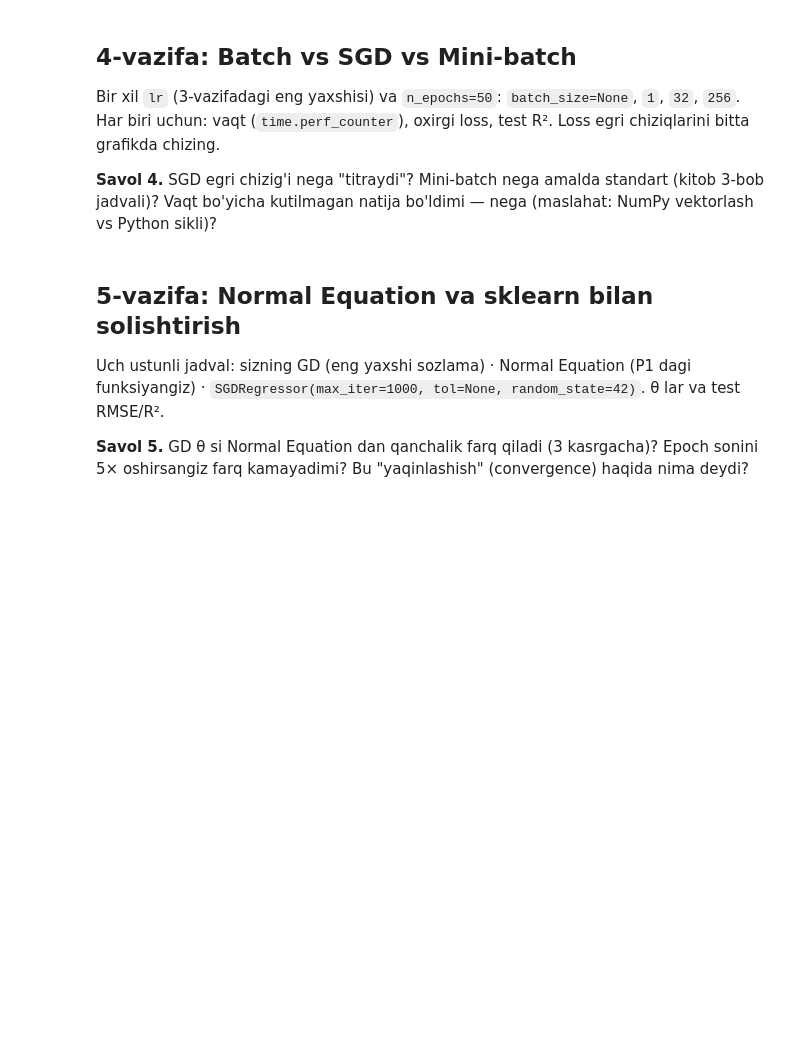
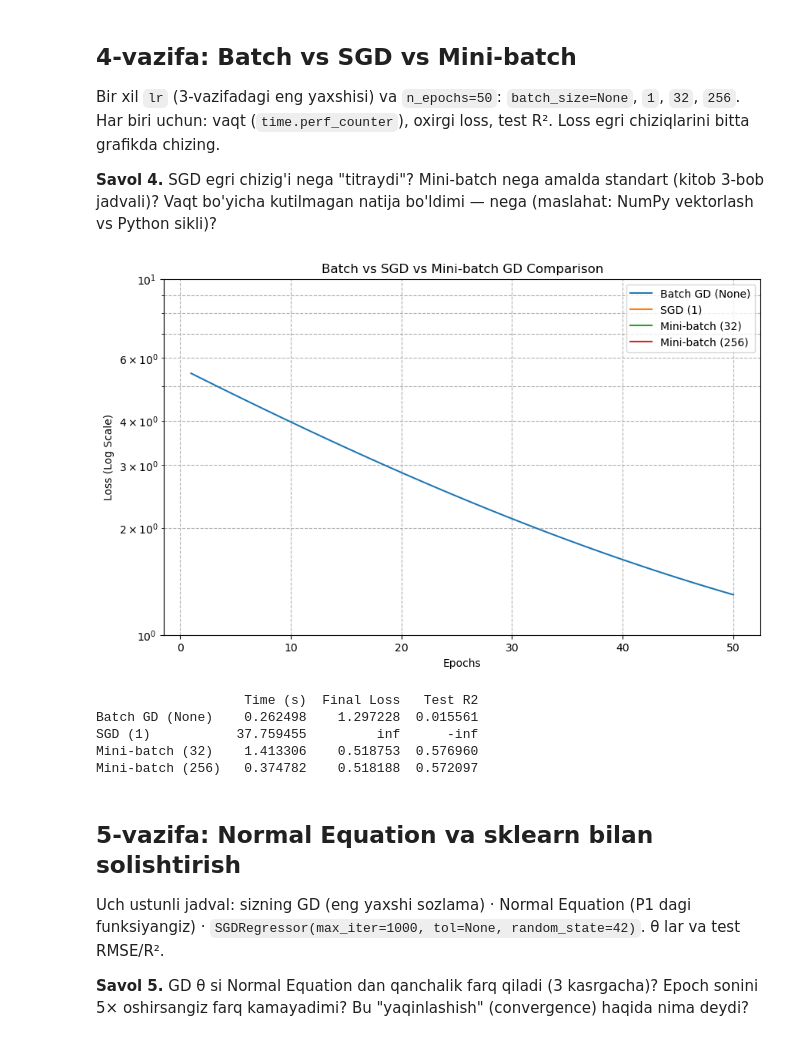
Before and after one commit to xamidovasadbekdev-arch/ml-learning-journal, a Jupyter notebook: Main/Projects_HW/P2_Gradient_Descent_California_UZ.ipynb, the cells around one changed output. Cells and saved outputs as stored; diff of their text form; code cells hidden in the pictures; blank space fills up the shorter version.

```diff
--- a/Main/Projects_HW/P2_Gradient_Descent_California_UZ.ipynb
+++ b/Main/Projects_HW/P2_Gradient_Descent_California_UZ.ipynb
@@ -142,6 +216,60 @@ Bir xil `lr` (3-vazifadagi eng yaxshisi) va `n_epochs=50`: `batch_size=None`, `1
 **Savol 4.** SGD egri chizig'i nega "titraydi"? Mini-batch nega amalda standart (kitob 3-bob jadvali)? Vaqt bo'yicha kutilmagan natija bo'ldimi — nega (maslahat: NumPy vektorlash vs Python sikli)?
 # %%
 # TODO: 4 xil batch_size: vaqt, loss, test R2, grafik
+import time
+
+# 3-vazifadagi eng yaxshi learning rate
+best_lr = 0.01
+n_epochs = 50
+
+batch_sizes = [None, 1, 32, 256]
+batch_names = {None: "Batch GD (None)", 1: "SGD (1)", 32: "Mini-batch (32)", 256: "Mini-batch (256)"}
+
+results = {}
+
+plt.figure(figsize=(10, 6))
+
+for bs in batch_sizes:
+    model = LinearRegressionGD(lr=best_lr, n_epochs=n_epochs, batch_size=bs, seed=42)
+    # Vaqtni o'lchash
+    start_time = time.perf_counter()
+    model.fit(X_train_s, y_train)
+    elapsed_time = time.perf_counter() - start_time
+
+    # Test R² va oxirgi loss
+    y_test_pred = model.predict(X_test_s)
+    ss_res = np.sum((y_test - y_test_pred) ** 2)
+    ss_tot = np.sum((y_test - np.mean(y_test)) ** 2)
+    test_r2 = 1 - (ss_res / ss_tot)
+
+    final_loss = model.loss_history[-1]
+
+    results[batch_names[bs]] = {
+        "Time (s)": elapsed_time,
+        "Final Loss": final_loss,
+        "Test R2": test_r2
+    }
+    plt.plot(range(1, n_epochs + 1), model.loss_history, label=batch_names[bs])
+
+plt.yscale('log')
+plt.xlabel('Epochs')
+plt.ylabel('Loss (Log Scale)')
+plt.title('Batch vs SGD vs Mini-batch GD Comparison')
+plt.legend()
+plt.grid(True, which="both", ls="--")
+plt.show()
+
+# Natijalarni jadval ko'rinishida chiqarish
+import pandas as pd
+df_results = pd.DataFrame(results).T
+print(df_results)
+# %% [output]
+[figure, added]
+                   Time (s)  Final Loss   Test R2
+Batch GD (None)    0.262498    1.297228  0.015561
+SGD (1)           37.759455         inf      -inf
+Mini-batch (32)    1.413306    0.518753  0.576960
+Mini-batch (256)   0.374782    0.518188  0.572097
 # %% [markdown]
 ## 5-vazifa: Normal Equation va sklearn bilan solishtirish
 Uch ustunli jadval: sizning GD (eng yaxshi sozlama) · Normal Equation (P1 dagi funksiyangiz) · `SGDRegressor(max_iter=1000, tol=None, random_state=42)`. θ lar va test RMSE/R².
```
Also changed, not shown: parts of 7 cells of this notebook.
